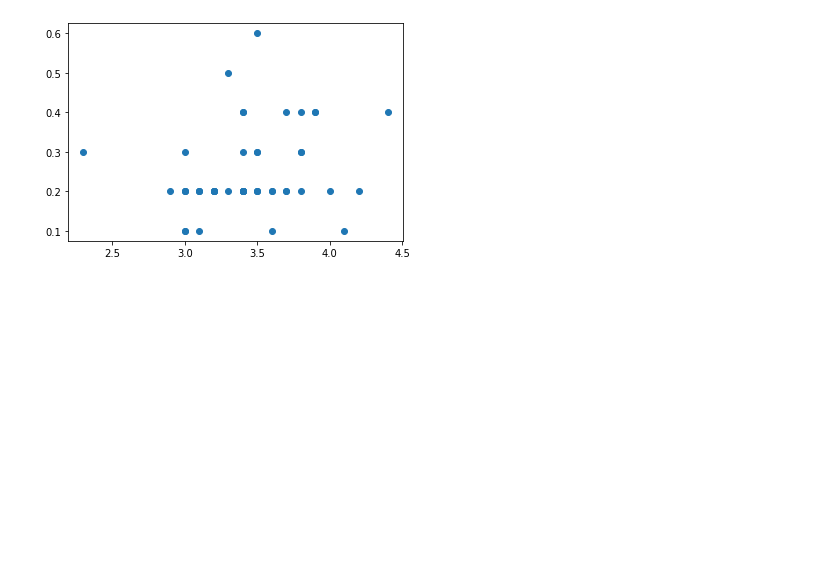
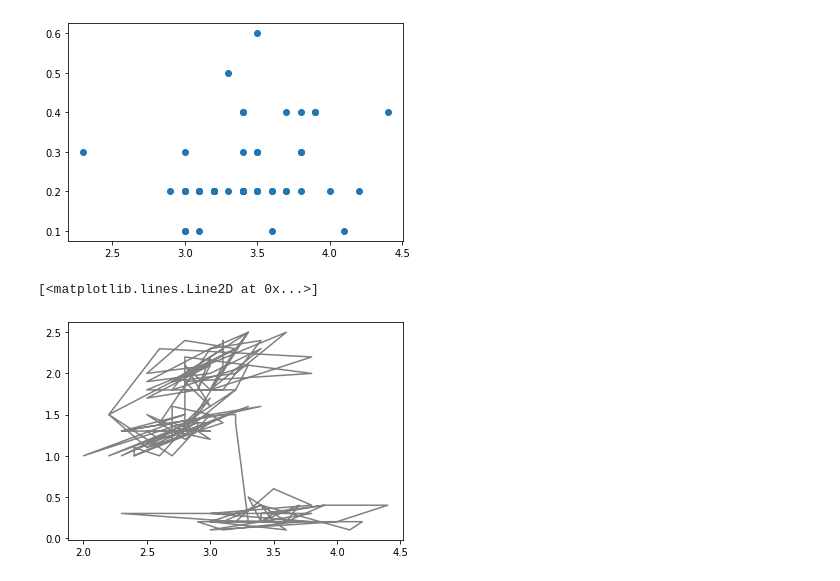
Before and after one commit to sanjibsinha/Machine-Learning-Primer, a Jupyter notebook: pm_four.ipynb, the cells around one changed output. Drawn from its saved outputs; the diff is of its cells as text; code cells hidden in the pictures; blank space fills up the shorter version.

```diff
--- a/pm_four.ipynb
+++ b/pm_four.ipynb
@@ -22,3 +35,14 @@ plt.scatter('sepal_width','petal_width',data=iris_head)
 # %% [output]
 <matplotlib.collections.PathCollection at 0x...>
 [figure]
+# %%
+import seaborn as sns
+import matplotlib.pyplot as plt
+# this will pick up the head part
+iris_head = sns.load_dataset('iris')
+iris_head.head()
+# iris_head = iris_head[iris_head['species'].str.contains('setosa', case=True, regex=True)]
+plt.plot('sepal_width','petal_width', '0.5', data=iris_head)
+# %% [output]
+[<matplotlib.lines.Line2D at 0x...>]
+[figure, added]
```
Also changed, not shown: parts of 1 cell of this notebook.
